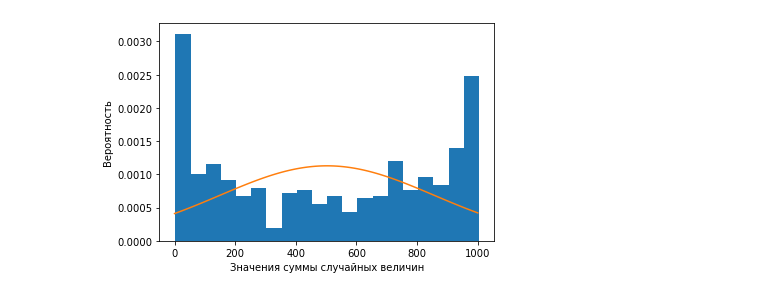
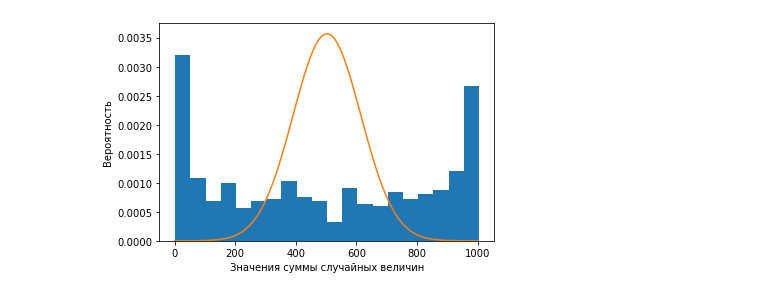
Before and after one commit to rdnply/statistics, a Jupyter notebook: limit_theorems.ipynb, the cells around one changed output. Saved outputs shown, nothing was run; the diff lists cells and outputs as text; code cells hidden in the pictures.

```diff
--- a/limit_theorems.ipynb
+++ b/limit_theorems.ipynb
@@ -269,15 +323,15 @@ clt(500, create_mixed_variable, theor_pdf, (0, 6))
 # %%
 def create_bad_mixed_variable():
     return create_mixed_variable() + 1000 * sps.beta.rvs(0.5, 0.5, size=1)[0]
 
 
 bad_expected_value = expected_value + 1000 * beta_expected_value(0.5, 0.5)
-bad_dispersion = dispersion + 1000000 * beta_dispersion(0.5, 0.5)
+bad_dispersion = dispersion + 100000 * beta_dispersion(0.5, 0.5)
 
 def bad_theor_pdf(x):
     return sps.norm.pdf(x, loc=bad_expected_value, scale=sqrt(bad_dispersion))
 
 
 clt(500, create_bad_mixed_variable, bad_theor_pdf, (0, 1000))
 # %% [output]
-[figure, old version]
+[figure, new version]
```
Also changed, not shown: parts of 22 cells of this notebook, 1 other file.
